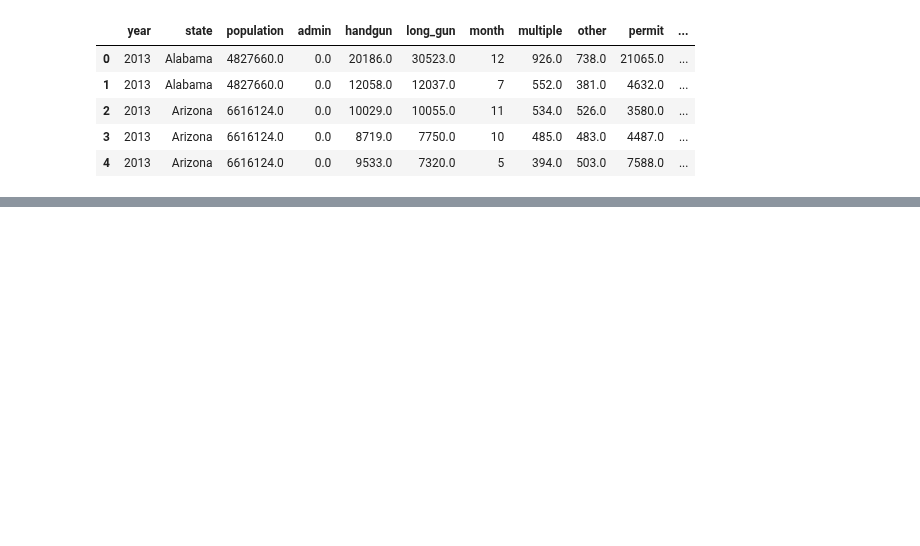
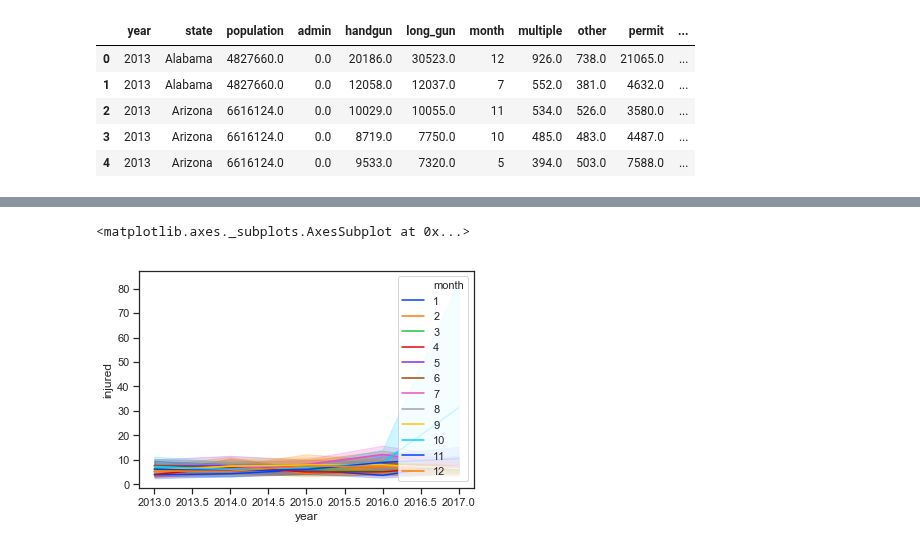
Before and after one commit to EliasFM/INFO370-FinalProject, a Jupyter notebook: Gun sales Population by shooting Visualization.ipynb, the cells around one changed output, grey strips where cells are left out. Cells and saved outputs as stored; diff of their text form; code cells hidden in the pictures; blank space fills up the shorter version.

```diff
--- a/Gun sales Population by shooting Visualization.ipynb
+++ b/Gun sales Population by shooting Visualization.ipynb
@@ -52,0 +53,8 @@ g = g.map(plt.plot, "month", "killed", marker=".")
+# %%
+palette = sns.color_palette("bright", 12)
+sns.lineplot(x="year", y="injured",
+    hue="month", palette = palette,
+    data=filtered_shooting_sales_per_pop_df)
+# %% [output]
+<matplotlib.axes._subplots.AxesSubplot at 0x...>
+[figure, added]
```
Also changed, not shown: parts of 11 cells of this notebook.
